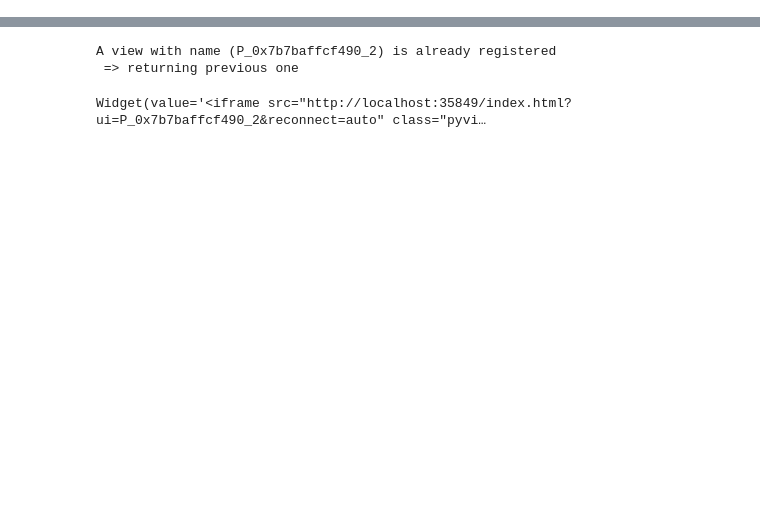
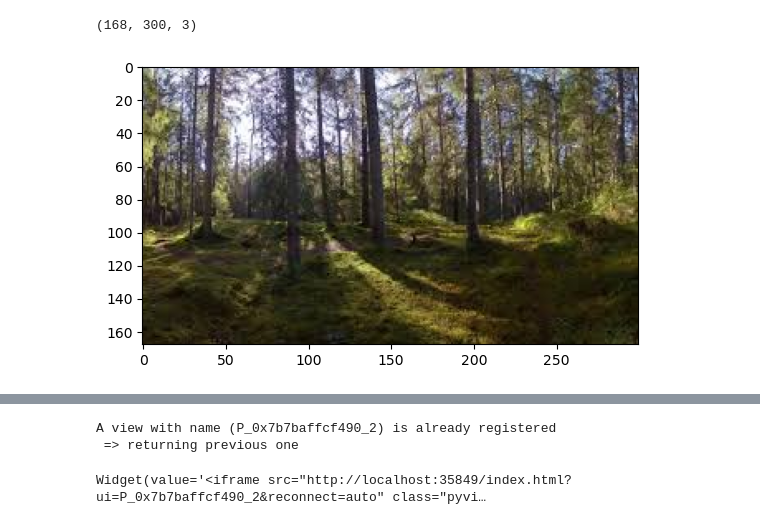
Before and after one commit to jakob321/ml-depth-pro, a Jupyter notebook: test4.ipynb, the cells around one changed output, grey strips where cells are left out. Cells and saved outputs as stored; diff of their text form; code cells hidden in the pictures; blank space fills up the shorter version.

```diff
--- a/test4.ipynb
+++ b/test4.ipynb
@@ -31,3 +32,12 @@ torch.Size([142, 355])
+# %%
+img = Image.open(image_path)
+np_img = np.asarray(img)
+print(np_img.shape)
+plt.imshow(np_img)
+plt.show()
+# %% [output]
+(168, 300, 3)
+[figure, added]
 # %%
 pv.set_plot_theme("document")
 
```
Also changed, not shown: parts of 3 cells of this notebook.
